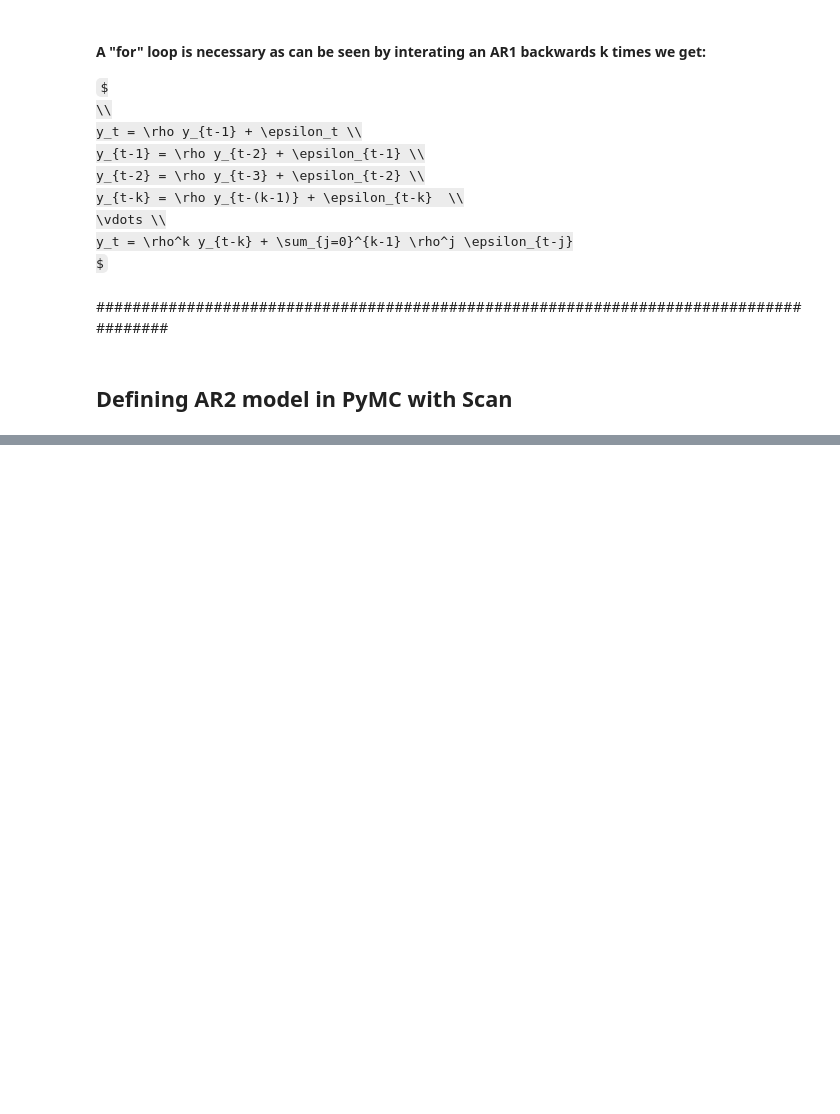
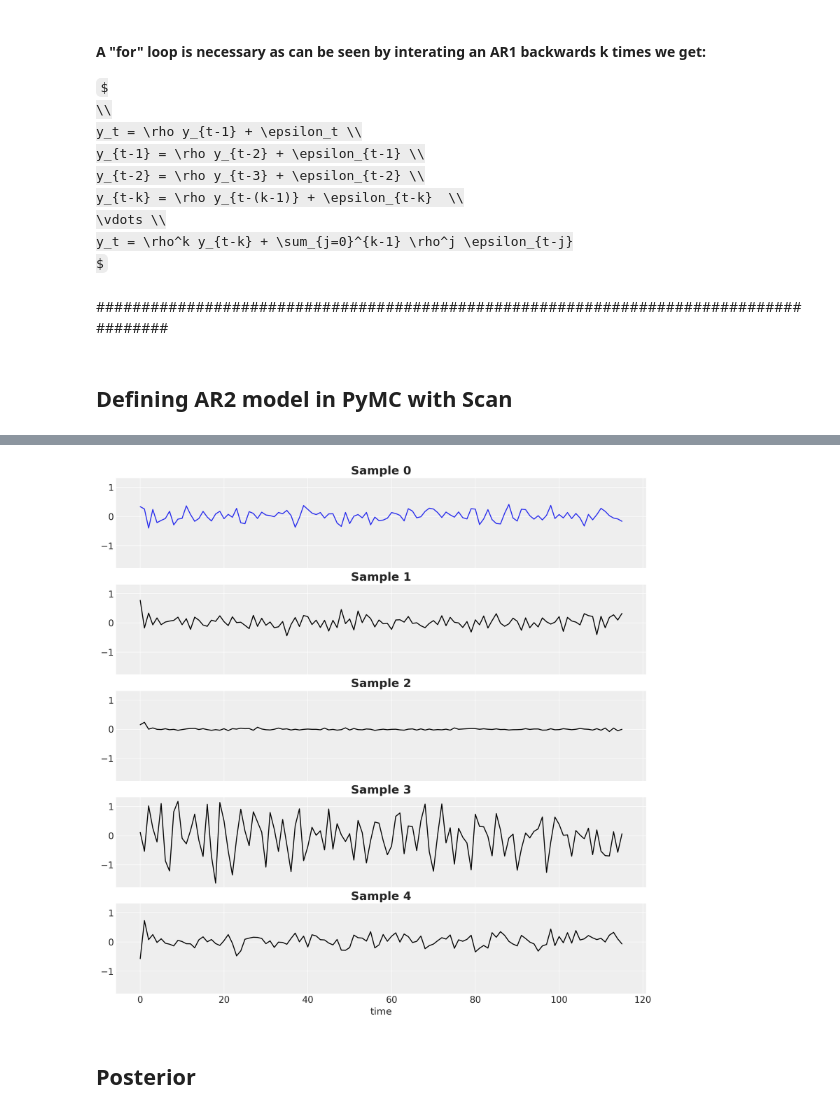
Before and after one commit to powell001/pymc_getting_started, a Jupyter notebook: code/time_series_ar2_gdp.ipynb, the cells around one changed output, grey strips where cells are left out. Drawn from its saved outputs; the diff is of its cells as text; code cells hidden in the pictures; some formulas as TeX source; blank space fills up the shorter version.

```diff
--- a/code/time_series_ar2_gdp.ipynb
+++ b/code/time_series_ar2_gdp.ipynb
@@ -277,0 +179,17 @@ ax.axhline(sample.mu_steady, ls='--', color='k')
+# %%
+fig, ax = plt.subplots(
+    nrows=5, ncols=1, figsize=(12, 12), sharex=True, sharey=True, layout="constrained"
+)
+chosen_draw = 0
+
+for i, axi in enumerate(ax, start=chosen_draw):
+    axi.plot(
+        prior.prior["ar"].isel(draw=i, chain=0),
+        color="C0" if i == chosen_draw else "black",
+    )
+    axi.set_title(f"Sample {i}", fontsize=18, fontweight="bold")
+ax[-1].set_xlabel("time");
+# %% [output]
+[figure, added]
+# %% [markdown]
+## Posterior
```
Also changed, not shown: parts of 46 cells of this notebook, 5 other files.
